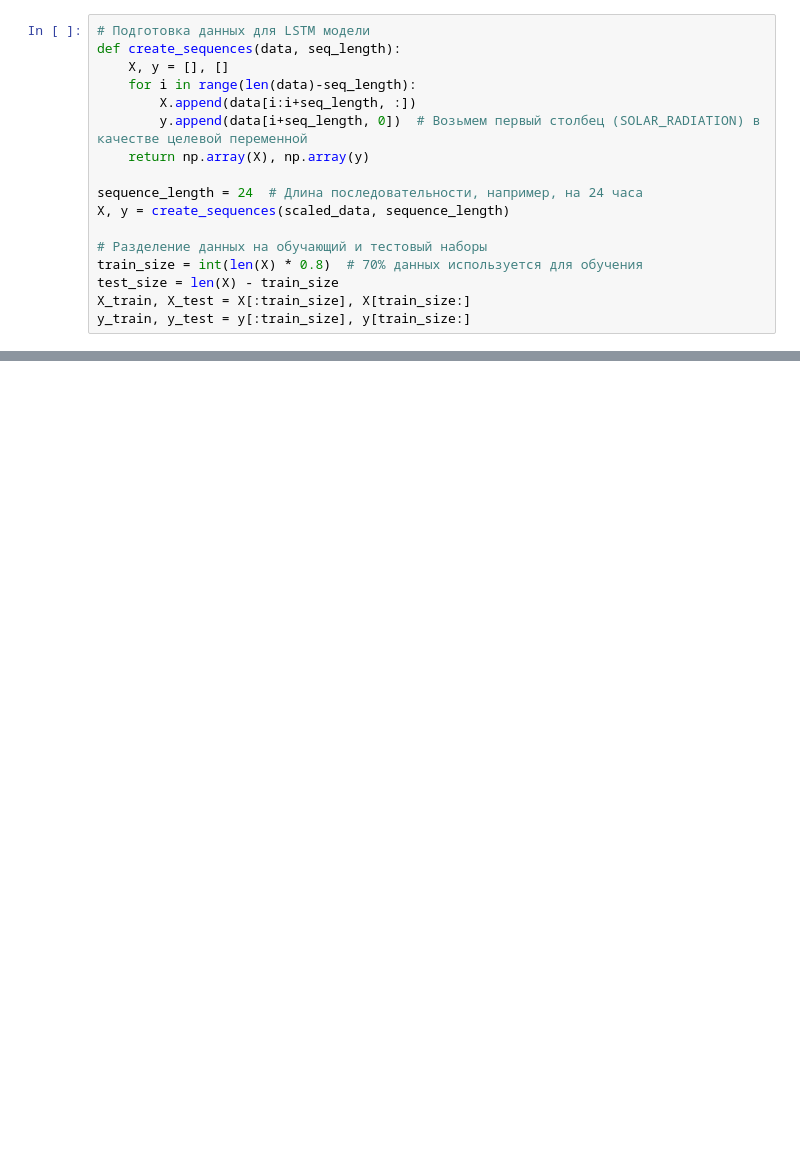
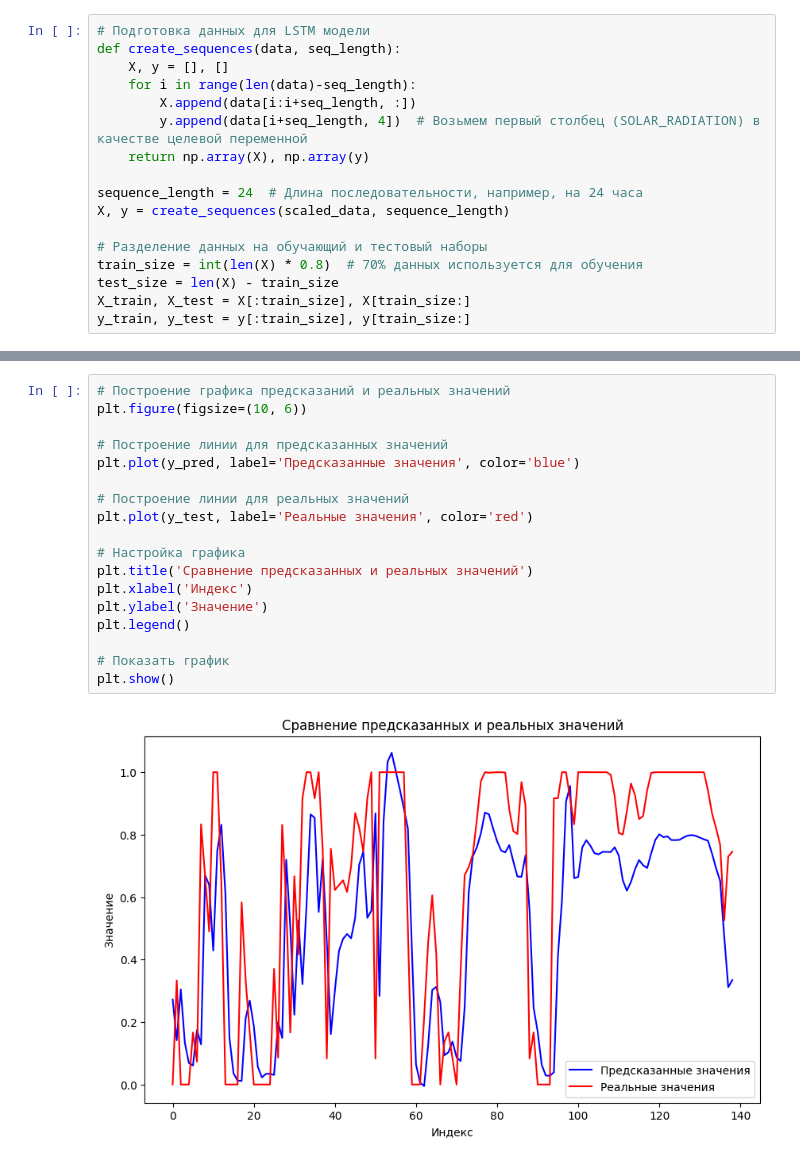
Before and after one commit to NailAbdulganiev/meteoApp, a Jupyter notebook: LSTM.ipynb, the cells around one changed output, grey strips where cells are left out. Drawn from its saved outputs; the diff is of its cells as text; blank space fills up the shorter version.

```diff
--- a/LSTM.ipynb
+++ b/LSTM.ipynb
@@ -48,7 +57,7 @@ def create_sequences(data, seq_length):
     X, y = [], []
     for i in range(len(data)-seq_length):
         X.append(data[i:i+seq_length, :])
-        y.append(data[i+seq_length, 0])  # Возьмем первый столбец (SOLAR_RADIATION) в качестве целевой переменной
+        y.append(data[i+seq_length, 4])  # Возьмем первый столбец (SOLAR_RADIATION) в качестве целевой переменной
     return np.array(X), np.array(y)
 
 sequence_length = 24  # Длина последовательности, например, на 24 часа
@@ -101,0 +111,20 @@ R^2 Score on Test Set: -6.623108828034379
+# %%
+# Построение графика предсказаний и реальных значений
+plt.figure(figsize=(10, 6))
+
+# Построение линии для предсказанных значений
+plt.plot(y_pred, label='Предсказанные значения', color='blue')
+
+# Построение линии для реальных значений
+plt.plot(y_test, label='Реальные значения', color='red')
+
+# Настройка графика
+plt.title('Сравнение предсказанных и реальных значений')
+plt.xlabel('Индекс')
+plt.ylabel('Значение')
+plt.legend()
+
+# Показать график
+plt.show()
+# %% [output]
+[figure, added]
```
Also changed, not shown: parts of 4 cells of this notebook, 10 other files.
